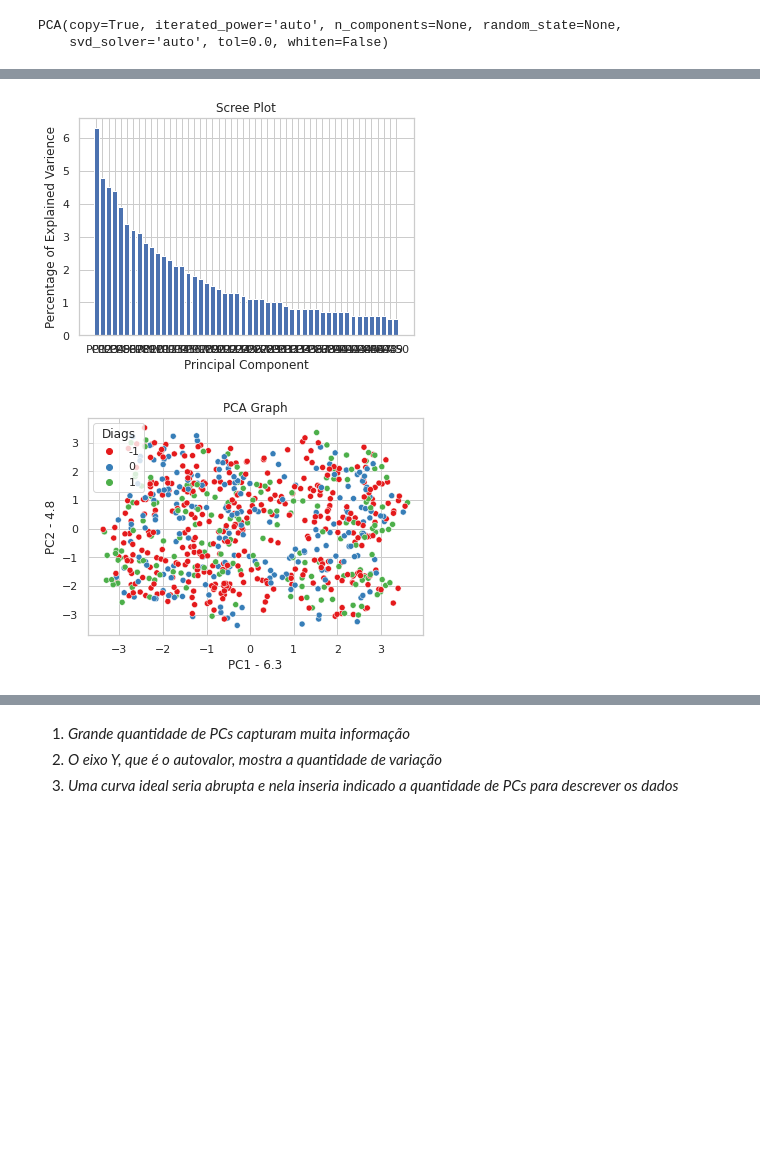
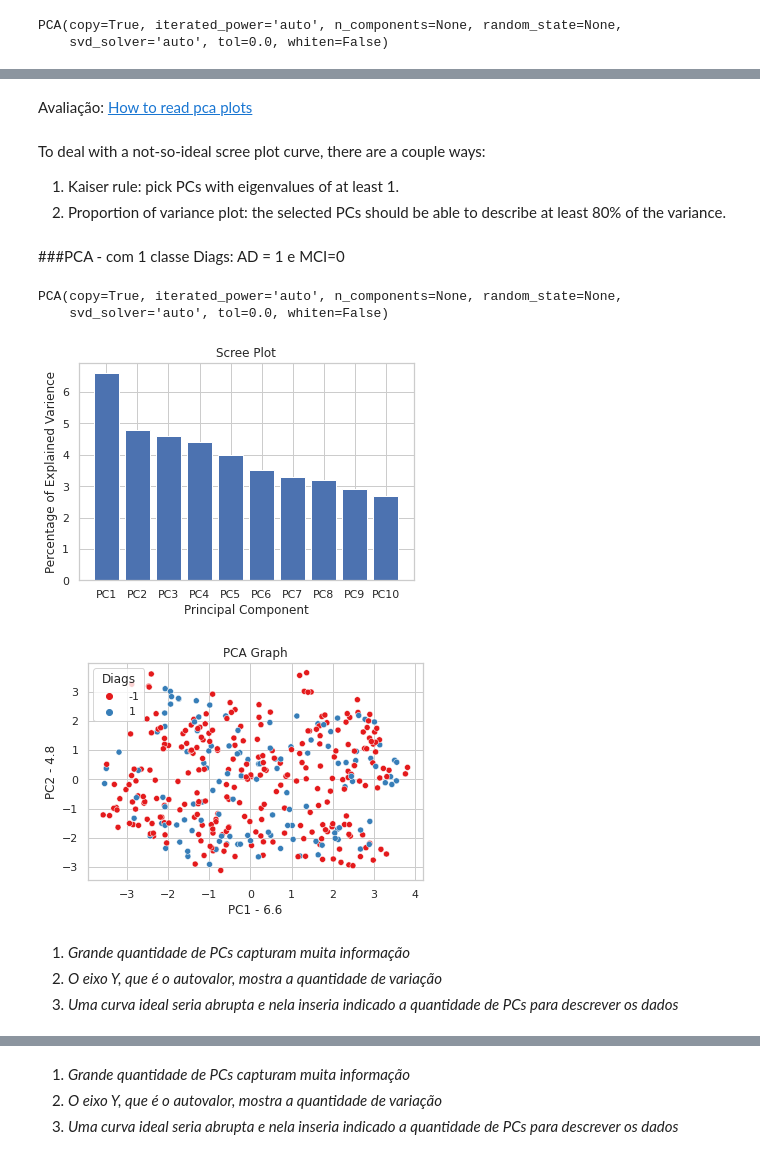
Before and after one commit to julianafalves/ic, a Jupyter notebook: Códigos/Treinamentos/RegressãoLogistica.ipynb, the cells around one changed output, grey strips where cells are left out. Cells and saved outputs as stored; diff of their text form; code cells hidden in the pictures; blank space fills up the shorter version.

```diff
--- a/Códigos/Treinamentos/RegressãoLogistica.ipynb
+++ b/Códigos/Treinamentos/RegressãoLogistica.ipynb
@@ -119,7 +119,7 @@ df2.head(6)
 # %%
 from sklearn.decomposition import PCA
-pca_2 = PCA()
-pca_2.fit(df2)
+pca = PCA()
+pca.fit(df2[df2['Diags']!=-1].iloc[:,1:])
 # %% [output]
 PCA(copy=True, iterated_power='auto', n_components=None, random_state=None,
     svd_solver='auto', tol=0.0, whiten=False)
@@ -127,0 +188,16 @@ pca_data_2 = pca_2.transform(df2)
+# %% [markdown]
+Avaliação: [How to read pca plots](https://blog.bioturing.com/2018/06/18/how-to-read-pca-biplots-and-scree-plots/)
+# %% [markdown]
+To deal with a not-so-ideal scree plot curve, there are a couple ways:
+
+1. Kaiser rule: pick PCs with eigenvalues of at least 1.
+2. Proportion of variance plot: the selected PCs should be able to describe at least 80% of the variance.
+# %% [markdown]
+###PCA - com 1 classe Diags: AD = 1 e MCI=0
+# %%
+from sklearn.decomposition import PCA
+pca = PCA()
+pca.fit(df2[df2['Diags']!=0].iloc[:,1:])
+# %% [output]
+PCA(copy=True, iterated_power='auto', n_components=None, random_state=None,
+    svd_solver='auto', tol=0.0, whiten=False)
@@ -128,20 +206,24 @@ pca_data_2 = pca_2.transform(df2)
 # %%
-per_var_2 = np.round(pca_2.explained_variance_ratio_*100,decimals=1)
-labels_2 = ['PC'+str(x) for x in range(1,len(per_var_2)+1)]
+per_var = np.round(pca.explained_variance_ratio_*100,decimals=1)
+labels = ['PC'+str(x) for x in range(1,len(per_var)+1)]
 # %%
-plt.bar(x=range(1,51), height=per_var_2[0:50],tick_label = labels_2[0:50])
+plt.bar(x=range(1,11), height=per_var[0:10],tick_label = labels[0:10])
 plt.ylabel('Percentage of Explained Varience')
 plt.xlabel('Principal Component')
 plt.title('Scree Plot')
 plt.show()
 # %% [output]
-[figure, old version]
+[figure, new version]
 # %%
-pca_df_2 = pd.DataFrame(pca_data_2,columns=labels_2)
-sns.scatterplot(x = 'PC1', y = "PC2", data=pca_df_2, hue=df2["Diags"],palette= 'Set1')
+pca_df = pd.DataFrame(pca_data,columns=labels)
+sns.scatterplot(x = 'PC1', y = "PC2", data=pca_df, hue=df2[df2['Diags']!=0]["Diags"],palette= 'Set1')
 plt.title('PCA Graph')
-plt.xlabel(f'PC1 - {per_var_2[0]}')
-plt.ylabel(f'PC2 - {per_var_2[1]}')
+plt.xlabel(f'PC1 - {per_var[0]}')
+plt.ylabel(f'PC2 - {per_var[1]}')
 plt.show()
 # %% [output]
-[figure, old version]
+[figure, new version]
+# %% [markdown]
+1. *Grande quantidade de PCs capturam muita informação*
+2. *O eixo Y, que é o autovalor, mostra a quantidade de variação*
+3. *Uma curva ideal seria abrupta e nela inseria indicado a quantidade de PCs para descrever os dados*
```
Also changed, not shown: parts of 30 cells of this notebook.
